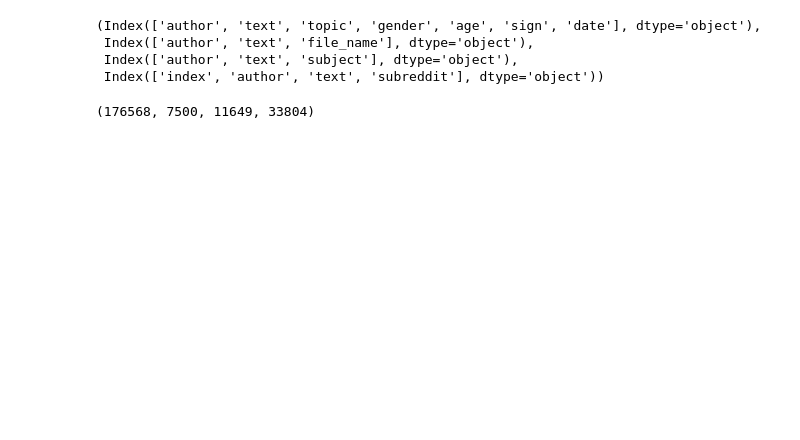
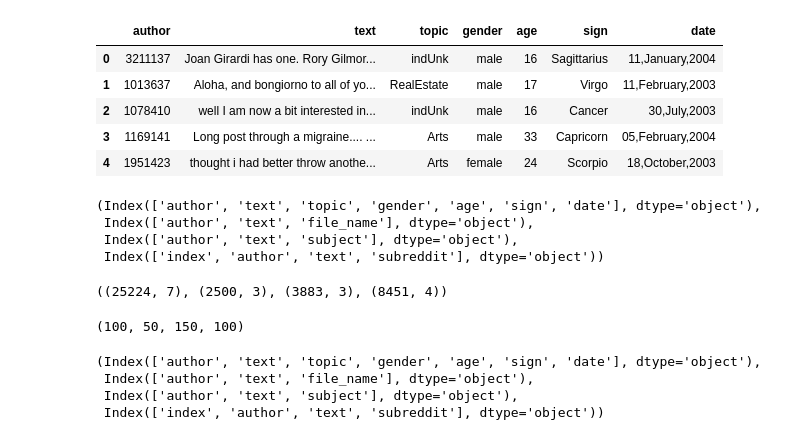
Before and after one commit to jaaack-wang/personalizedWriting, a Jupyter notebook: notebooks/data_exploration.ipynb, the cells around one changed output. Drawn from its saved outputs; the diff is of its cells as text; code cells hidden in the pictures; blank space fills up the shorter version.

```diff
--- a/notebooks/data_exploration.ipynb
+++ b/notebooks/data_exploration.ipynb
@@ -6,6 +6,15 @@ df1 = pd.read_csv("../dataset_prepare/blog_train.csv")
 df2 = pd.read_csv("../dataset_prepare/CCAT50_train.csv")
 df3 = pd.read_csv("../dataset_prepare/enron_train.csv")
 df4 = pd.read_csv("../dataset_prepare/reddit_train.csv")
+# %%
+df1.head()
+# %% [output]
+|  | author | text | topic | gender | age | sign | date |
+| 0 | 3211137 | Joan Girardi has one. Rory Gilmor... | indUnk | male | 16 | Sagittarius | 11,January,2004 |
+| 1 | 1013637 | Aloha, and bongiorno to all of yo... | RealEstate | male | 17 | Virgo | 11,February,2003 |
+| 2 | 1078410 | well I am now a bit interested in... | indUnk | male | 16 | Cancer | 30,July,2003 |
+| 3 | 1169141 | Long post through a migraine.... ... | Arts | male | 33 | Capricorn | 05,February,2004 |
+| 4 | 1951423 | thought i had better throw anothe... | Arts | female | 24 | Scorpio | 18,October,2003 |
 # %%
 df1.columns, df2.columns, df3.columns, df4.columns
 # %% [output]
@@ -14,6 +23,10 @@ df1.columns, df2.columns, df3.columns, df4.columns
  Index(['author', 'text', 'subject'], dtype='object'),
  Index(['index', 'author', 'text', 'subreddit'], dtype='object'))
 # %%
-df1.size, df2.size, df3.size, df4.size
+df1.shape, df2.shape, df3.shape, df4.shape
 # %% [output]
-(176568, 7500, 11649, 33804)
+((25224, 7), (2500, 3), (3883, 3), (8451, 4))
+# %%
+df1.author.unique().size, df2.author.unique().size, df3.author.unique().size, df4.author.unique().size
+# %% [output]
+(100, 50, 150, 100)
@@ -19,0 +38,7 @@ df1.size, df2.size, df3.size, df4.size
+# %%
+df1_test.columns, df2_test.columns, df3_test.columns, df4_test.columns
+# %% [output]
+(Index(['author', 'text', 'topic', 'gender', 'age', 'sign', 'date'], dtype='object'),
+ Index(['author', 'text', 'file_name'], dtype='object'),
+ Index(['author', 'text', 'subject'], dtype='object'),
+ Index(['index', 'author', 'text', 'subreddit'], dtype='object'))
```
Also changed, not shown: parts of 1 cell of this notebook, 12 other files.
